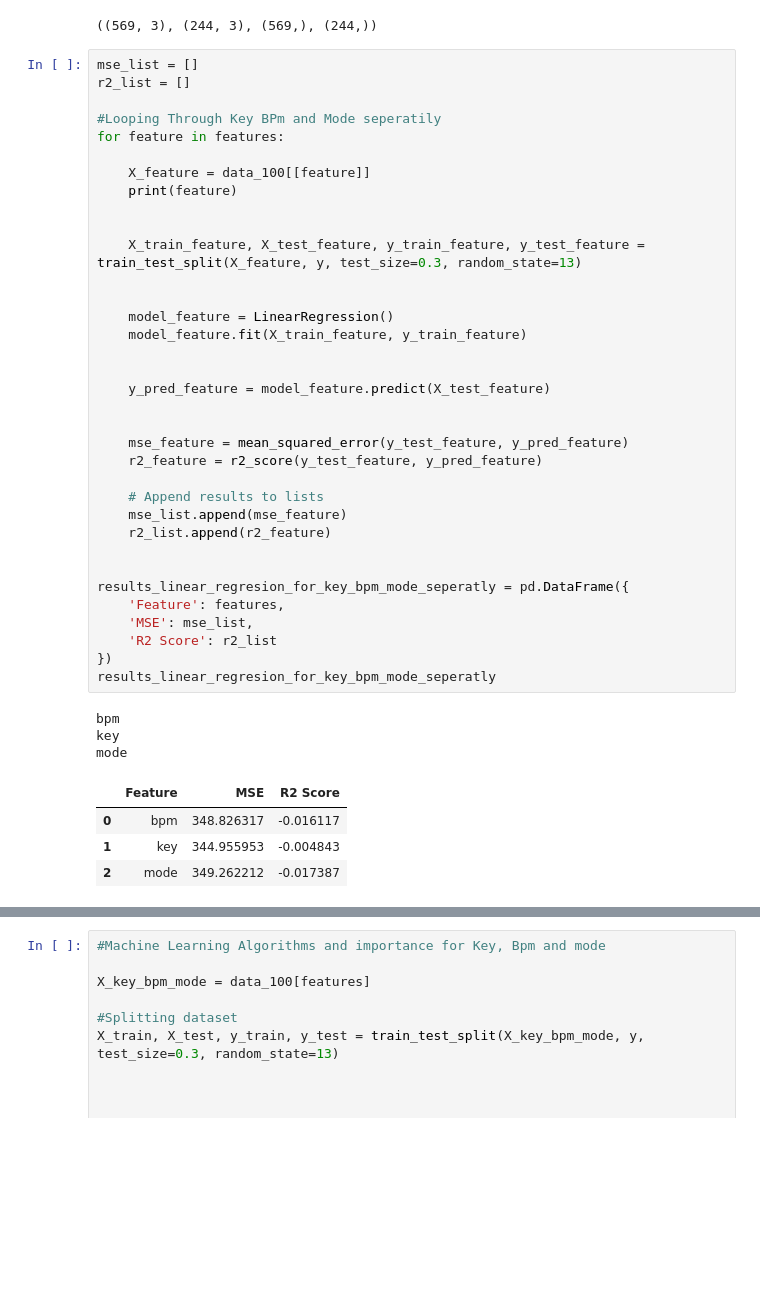
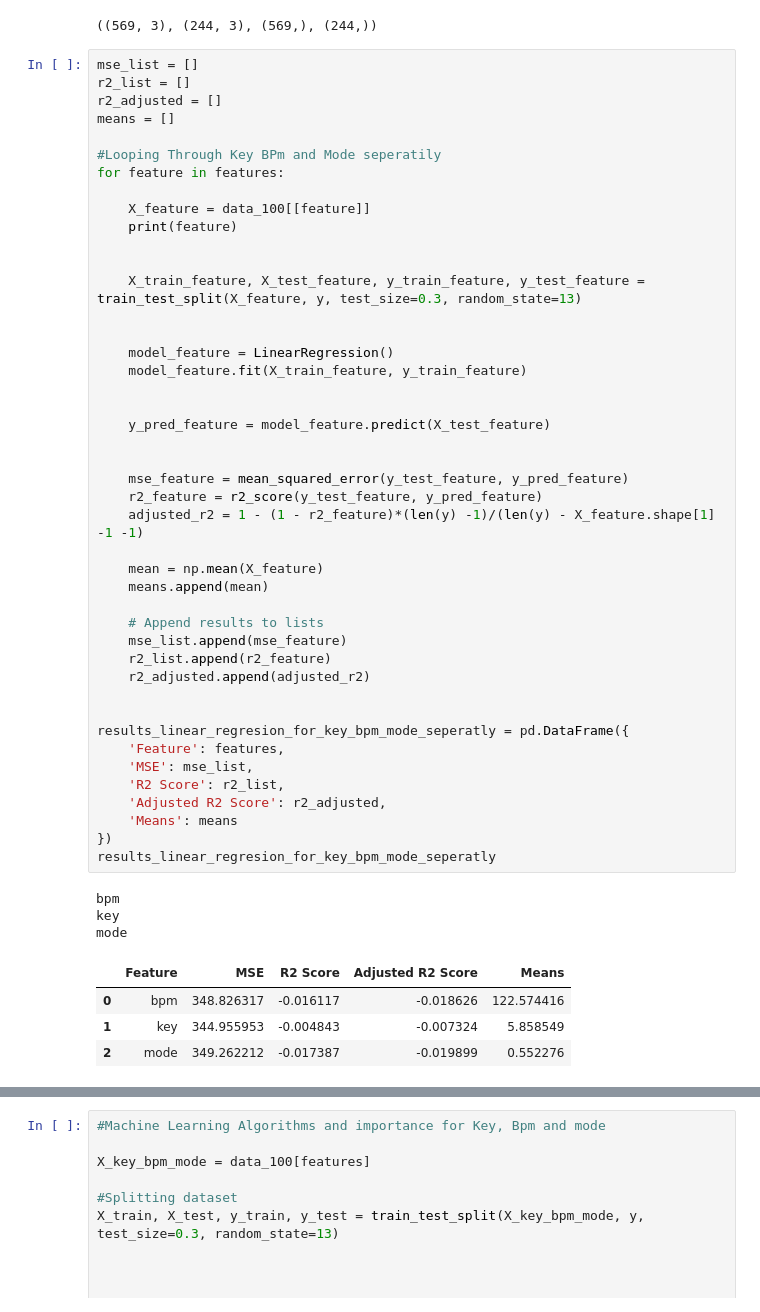
Before and after one commit to Starmam1717/Spotify, a Jupyter notebook: Spotify_notebook.ipynb, the cells around one changed output, grey strips where cells are left out. Drawn from its saved outputs; the diff is of its cells as text; blank space fills up the shorter version.

```diff
--- a/Spotify_notebook.ipynb
+++ b/Spotify_notebook.ipynb
@@ -279,6 +280,8 @@ X_train, X_test, y_train, y_test = train_test_split(X, y, test_size=0.3, random_
 # %%
 mse_list = []
 r2_list = []
+r2_adjusted = []
+means = []
 
 #Looping Through Key BPm and Mode seperatily
 for feature in features:
@@ -287,35 +290,42 @@ for feature in features:
     print(feature)
 
 
     X_train_feature, X_test_feature, y_train_feature, y_test_feature = train_test_split(X_feature, y, test_size=0.3, random_state=13)
 
 
     model_feature = LinearRegression()
     model_feature.fit(X_train_feature, y_train_feature)
 
 
     y_pred_feature = model_feature.predict(X_test_feature)
 
 
     mse_feature = mean_squared_error(y_test_feature, y_pred_feature)
     r2_feature = r2_score(y_test_feature, y_pred_feature)
+    adjusted_r2 = 1 - (1 - r2_feature)*(len(y) -1)/(len(y) - X_feature.shape[1] -1 -1)
+
+    mean = np.mean(X_feature)
+    means.append(mean)
 
     # Append results to lists
     mse_list.append(mse_feature)
     r2_list.append(r2_feature)
+    r2_adjusted.append(adjusted_r2)
 
 
 results_linear_regresion_for_key_bpm_mode_seperatly = pd.DataFrame({
     'Feature': features,
     'MSE': mse_list,
-    'R2 Score': r2_list
+    'R2 Score': r2_list,
+    'Adjusted R2 Score': r2_adjusted,
+    'Means': means
 })
 results_linear_regresion_for_key_bpm_mode_seperatly
 # %% [output]
 bpm
 key
 mode
-|  | Feature | MSE | R2 Score |
-| 0 | bpm | 348.826317 | -0.016117 |
-| 1 | key | 344.955953 | -0.004843 |
-| 2 | mode | 349.262212 | -0.017387 |
+|  | Feature | MSE | R2 Score | Adjusted R2 Score | Means |
+| 0 | bpm | 348.826317 | -0.016117 | -0.018626 | 122.574416 |
+| 1 | key | 344.955953 | -0.004843 | -0.007324 | 5.858549 |
+| 2 | mode | 349.262212 | -0.017387 | -0.019899 | 0.552276 |
```
Also changed, not shown: parts of 16 cells of this notebook.
